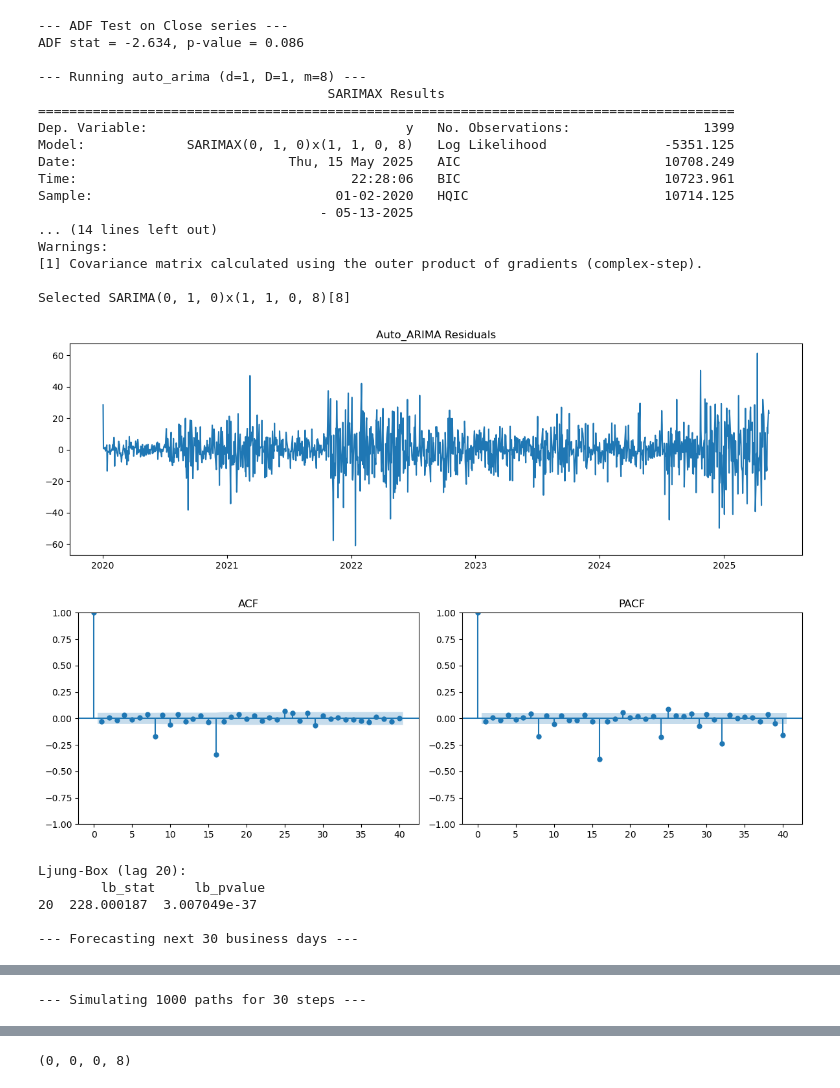
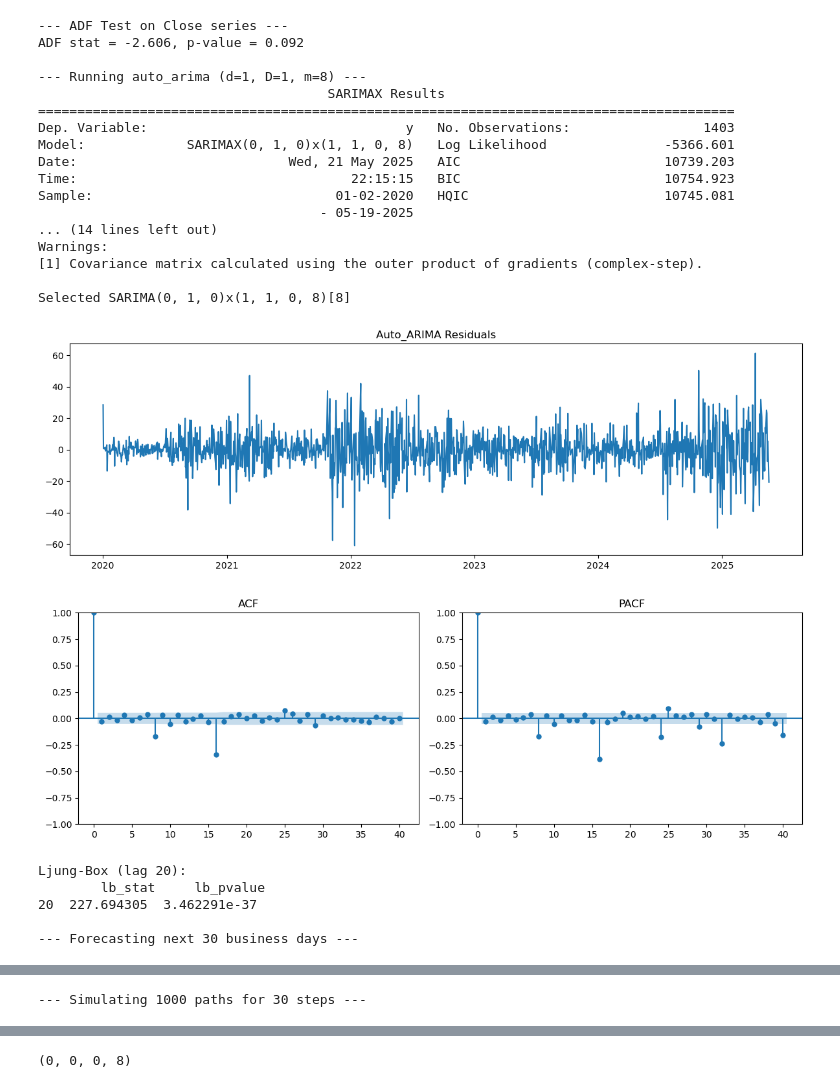
Before and after one commit to ForwardDT/S-ARIMA_predictions, a Jupyter notebook: SARIMA TESLA CLEAN WORKING.ipynb, the cells around one changed output, grey strips where cells are left out. Drawn from its saved outputs; the diff is of its cells as text; code cells hidden in the pictures.

```diff
--- a/SARIMA TESLA CLEAN WORKING.ipynb
+++ b/SARIMA TESLA CLEAN WORKING.ipynb
@@ -60,7 +51,7 @@ import pmdarima as pm
 # ------------------------------------------------------------------
 CSV_FILE       = "tesla_daily_data_2020_onwards.csv"
 START_DATE     = "2020-01-01"
-END_DATE       = "2025-05-13"
+END_DATE       = "2025-05-19"
 M              = 8              # seasonal period (8 business days)
 N_STEPS        = 30            # forecast horizon
 N_SIMS         = 1000           # number of simulation paths
@@ -228,44 +219,44 @@ print(f'  Ratio up/down relative to model end price: {ratio_up:.2f}')
 # *********************************************************************
 
 # Your existing code for mean, median, quartiles
 mean_simulated_final_price = np.mean(last_vals_simulated)
 lower_quartile_simulated = np.percentile(last_vals_simulated, 25)
 upper_quartile_simulated = np.percentile(last_vals_simulated, 75)
 median_simulated_final_price = np.median(last_vals_simulated)
 
 print(f'\nSummary statistics of simulated final prices after {N_STEPS} steps:')
 print(f'  Mean simulated final price:       ${mean_simulated_final_price:.2f}')
 print(f'  Median simulated final price:     ${median_simulated_final_price:.2f}')
 print(f'  Lower Quartile (25th percentile): ${lower_quartile_simulated:.2f}')
 print(f'  Upper Quartile (75th percentile): ${upper_quartile_simulated:.2f}')
 
 # ******************Summary**********************************************
 if prop_above_current > prop_below_current:
     print(f"\nLoad with Calls -> direction is UP")
 else:
     print(f"\nLoad PUTS, this stuff will tank, direction is DOWN")
 # %% [output]
 --- ADF Test on Close series ---
-ADF stat = -2.634, p-value = 0.086
+ADF stat = -2.606, p-value = 0.092
 
 --- Running auto_arima (d=1, D=1, m=8) ---
                                      SARIMAX Results
 =========================================================================================
-Dep. Variable:                                 y   No. Observations:                 1399
-Model:             SARIMAX(0, 1, 0)x(1, 1, 0, 8)   Log Likelihood               -5351.125
-Date:                           Thu, 15 May 2025   AIC                          10708.249
-Time:                                   22:28:06   BIC                          10723.961
-Sample:                               01-02-2020   HQIC                         10714.125
-                                    - 05-13-2025
+Dep. Variable:                                 y   No. Observations:                 1403
+Model:             SARIMAX(0, 1, 0)x(1, 1, 0, 8)   Log Likelihood               -5366.601
+Date:                           Wed, 21 May 2025   AIC                          10739.203
+Time:                                   22:15:15   BIC                          10754.923
+Sample:                               01-02-2020   HQIC                         10745.081
+                                    - 05-19-2025
 ... (14 lines left out)
 Warnings:
 [1] Covariance matrix calculated using the outer product of gradients (complex-step).
 
 Selected SARIMA(0, 1, 0)x(1, 1, 0, 8)[8]
-[figure, old version]
+[figure, new version]
 [figure]
 Ljung-Box (lag 20):
         lb_stat     lb_pvalue
-20  228.000187  3.007049e-37
+20  227.694305  3.462291e-37
 
 --- Forecasting next 30 business days ---
```
Also changed, not shown: parts of 6 cells of this notebook.
